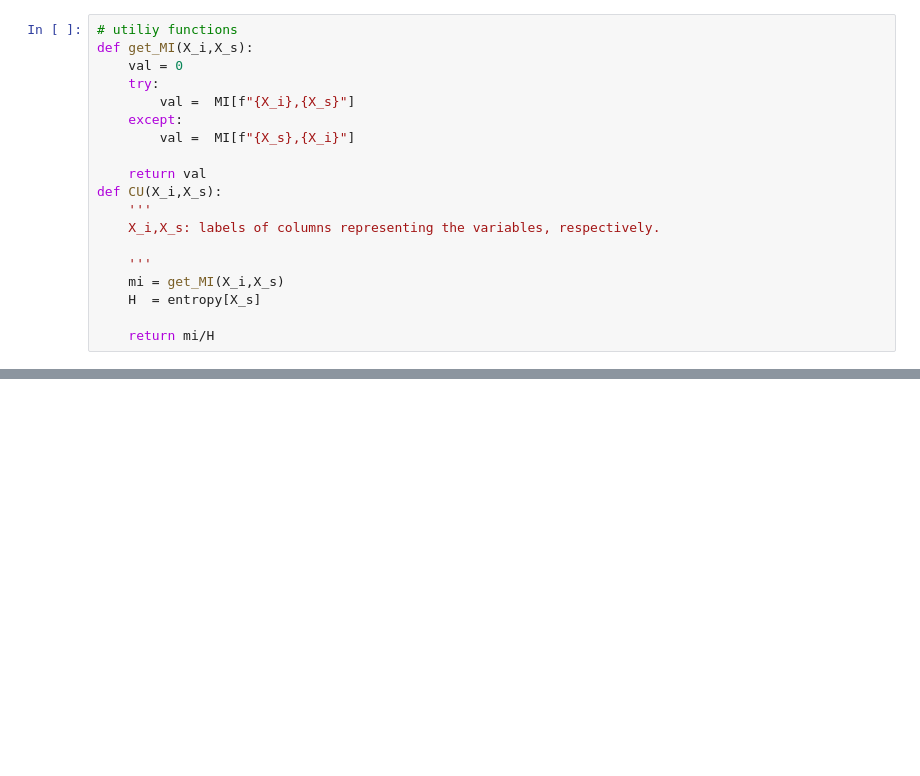
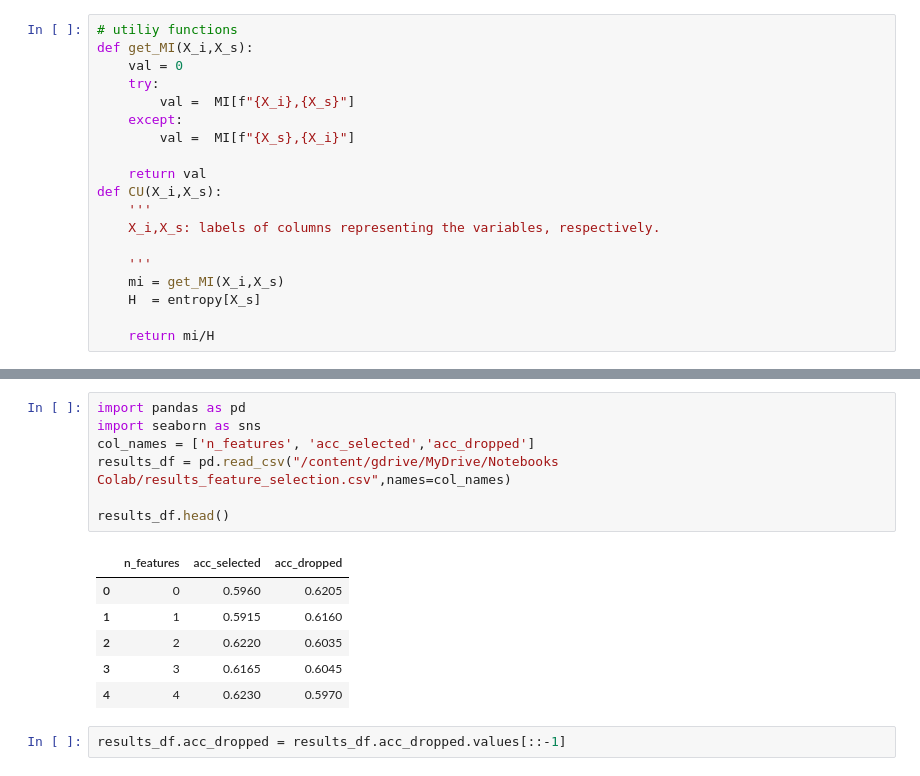
Before and after one commit to rcofrer/MLWR, a Jupyter notebook: Feature_selection.ipynb, the cells around one changed output, grey strips where cells are left out. Drawn from its saved outputs; the diff is of its cells as text; blank space fills up the shorter version.

```diff
--- a/Feature_selection.ipynb
+++ b/Feature_selection.ipynb
@@ -261,0 +339,16 @@ error rate: 0.632500
+# %%
+import pandas as pd
+import seaborn as sns
+col_names = ['n_features', 'acc_selected','acc_dropped']
+results_df = pd.read_csv("/content/gdrive/MyDrive/Notebooks Colab/results_feature_selection.csv",names=col_names)
+
+results_df.head()
+# %% [output]
+|  | n_features | acc_selected | acc_dropped |
+| 0 | 0 | 0.5960 | 0.6205 |
+| 1 | 1 | 0.5915 | 0.6160 |
+| 2 | 2 | 0.6220 | 0.6035 |
+| 3 | 3 | 0.6165 | 0.6045 |
+| 4 | 4 | 0.6230 | 0.5970 |
+# %%
+results_df.acc_dropped = results_df.acc_dropped.values[::-1]
```
Also changed, not shown: parts of 21 cells of this notebook.
